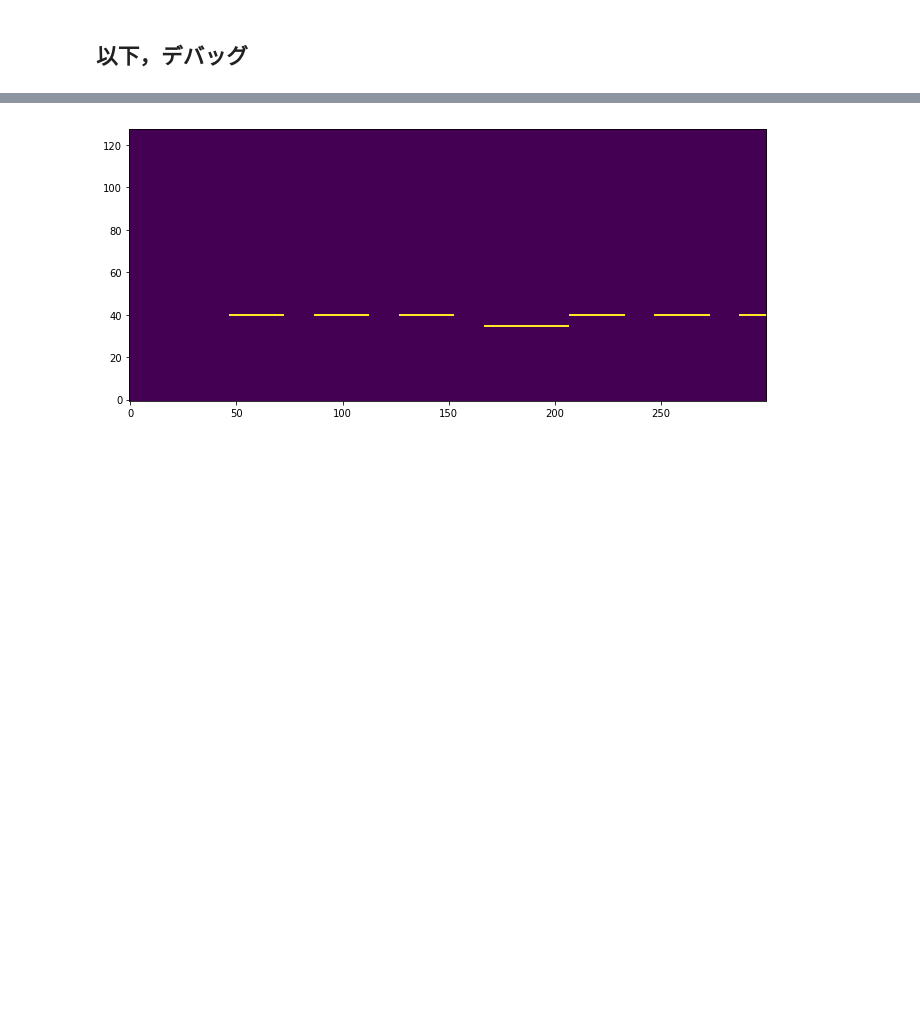
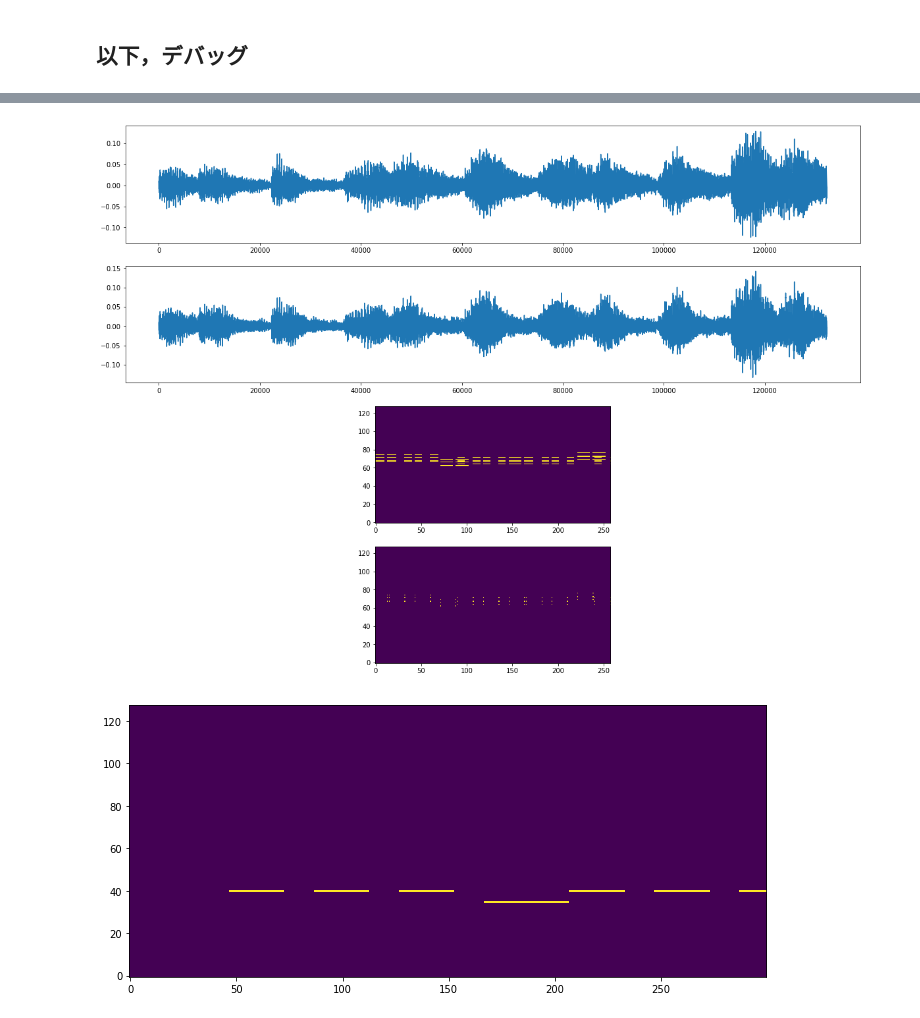
Before and after one commit to al4tech/mimicopynet, a Jupyter notebook: Usage.ipynb, the cells around one changed output, grey strips where cells are left out. Drawn from its saved outputs; the diff is of its cells as text; code cells hidden in the pictures; blank space fills up the shorter version.

Commit message:
Add num_channel and so on

```diff
--- a/Usage.ipynb
+++ b/Usage.ipynb
@@ -171,5 +177,8 @@ this epoch [################################..................] 65.19%
       6120 iter, 1 epoch / 300000 iterations
    0.18608 iters/sec. Estimated time to finish: 18 days, 6:42:04.018954.
 KeyboardInterrupt:
+# %%
+midiworld_path = '../midiworld/midifile'
+soundfont_path = 'mimicopynet/soundfonts/TimGM6mb.sf2'
 # %%
 train_midis = mcn.data.MidiDataset(
@@ -260,0 +279,9 @@ res
+# %%
+md = mcn.data.MidiDataset(
+    midis=glob.glob('/Users/yoshidayuuki/Downloads/midiworld/midifile/Darude/Sandstorm.mid'),
+    size=1000,
+    sf2_path=soundfont_path,
+    length_sec=3.0, allow_drum=False, num_part=3, num_channel=2, program=[87, 90]
+)
+# %%
+w, s = md.get_example(114514, verbose=True)
@@ -261,3 +300,16 @@ res
+# %%
+plt.figure(figsize=(20,15))
+plt.subplot(411)
+plt.plot(w[:,0])
+plt.subplot(412)
+plt.plot(w[:,1])
+plt.subplot(413)
+plt.imshow(s[0], origin='lower')
+plt.subplot(414)
+plt.imshow(s[1], origin='lower')
+plt.show()
+# %% [output]
+[figure, added]
 # %%
 ms = mcn.data.MidiSampler('sounds/music.mid')
 # %%
```
Also changed, not shown: parts of 11 cells of this notebook, 1 other file.
